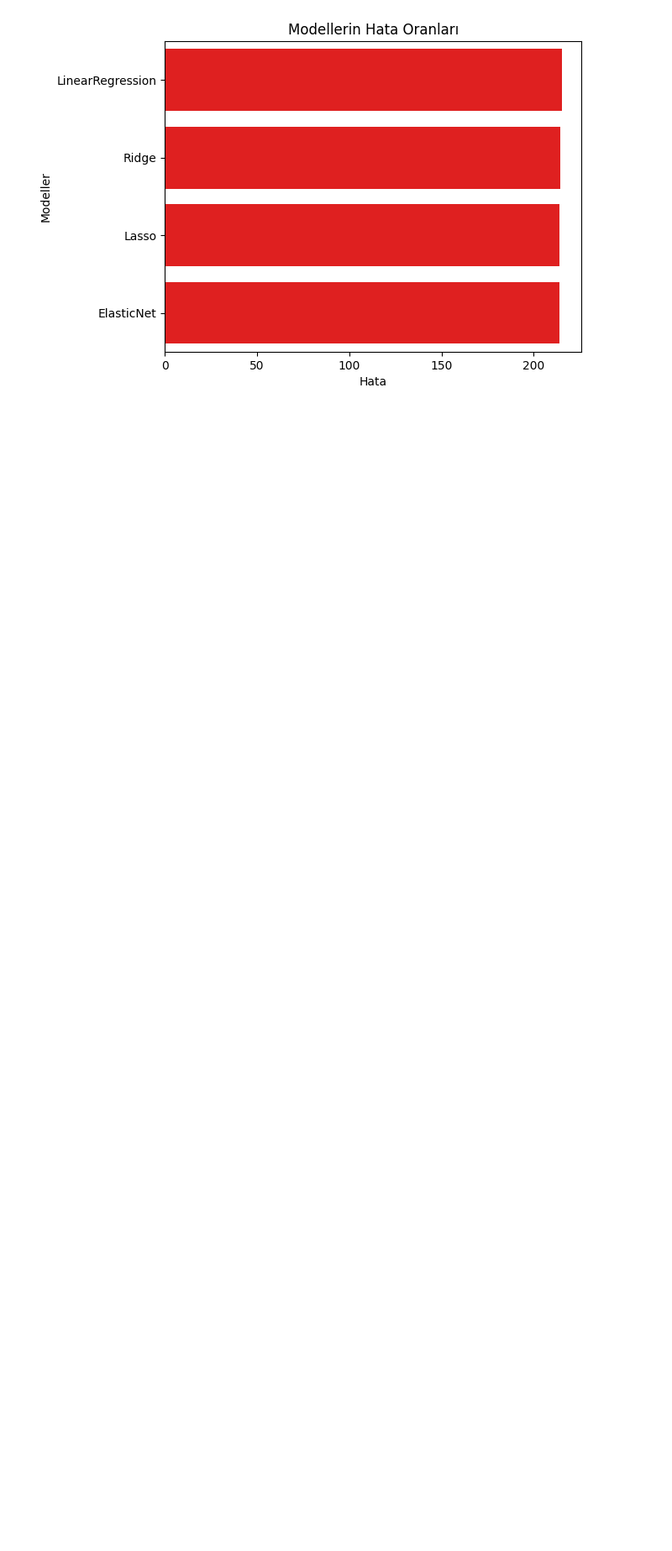
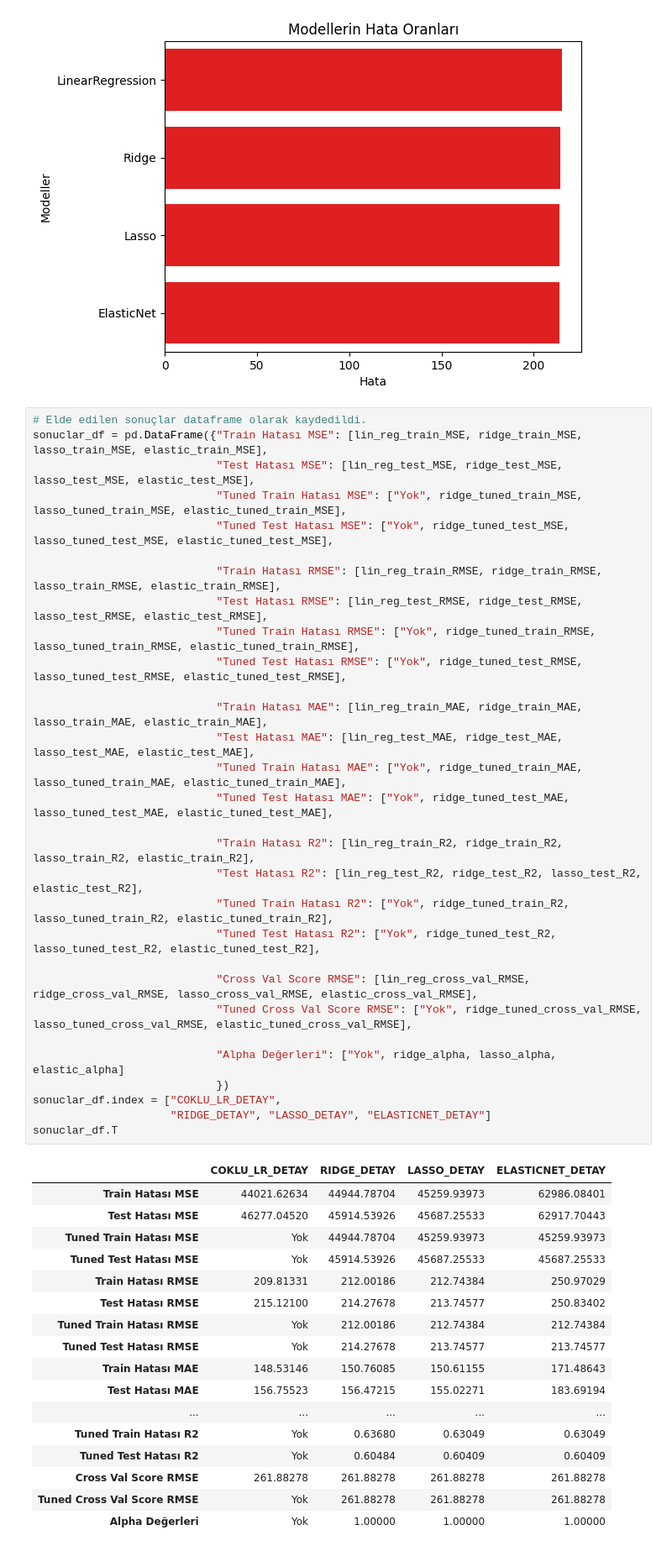
Before and after one commit to BatuhanUmay/MIUUL_ML_Summer_Bootcamp, a Jupyter notebook: Beyzbol Maas Tahmini.ipynb, the cells around one changed output. Shown at 84% size. Drawn from its saved outputs; the diff is of its cells as text; blank space fills up the shorter version.

```diff
--- a/Beyzbol Maas Tahmini.ipynb
+++ b/Beyzbol Maas Tahmini.ipynb
@@ -1053,3 +941,51 @@ plt.xlabel('Hata')
 plt.title('Modellerin Hata Oranları');
 # %% [output]
 [figure]
+# %%
+# Elde edilen sonuçlar dataframe olarak kaydedildi.
+sonuclar_df = pd.DataFrame({"Train Hatası MSE": [lin_reg_train_MSE, ridge_train_MSE, lasso_train_MSE, elastic_train_MSE],
+                            "Test Hatası MSE": [lin_reg_test_MSE, ridge_test_MSE, lasso_test_MSE, elastic_test_MSE],
+                            "Tuned Train Hatası MSE": ["Yok", ridge_tuned_train_MSE, lasso_tuned_train_MSE, elastic_tuned_train_MSE],
+                            "Tuned Test Hatası MSE": ["Yok", ridge_tuned_test_MSE, lasso_tuned_test_MSE, elastic_tuned_test_MSE],
+
+                            "Train Hatası RMSE": [lin_reg_train_RMSE, ridge_train_RMSE, lasso_train_RMSE, elastic_train_RMSE],
+                            "Test Hatası RMSE": [lin_reg_test_RMSE, ridge_test_RMSE, lasso_test_RMSE, elastic_test_RMSE],
+                            "Tuned Train Hatası RMSE": ["Yok", ridge_tuned_train_RMSE, lasso_tuned_train_RMSE, elastic_tuned_train_RMSE],
+                            "Tuned Test Hatası RMSE": ["Yok", ridge_tuned_test_RMSE, lasso_tuned_test_RMSE, elastic_tuned_test_RMSE],
+
+                            "Train Hatası MAE": [lin_reg_train_MAE, ridge_train_MAE, lasso_train_MAE, elastic_train_MAE],
+                            "Test Hatası MAE": [lin_reg_test_MAE, ridge_test_MAE, lasso_test_MAE, elastic_test_MAE],
+                            "Tuned Train Hatası MAE": ["Yok", ridge_tuned_train_MAE, lasso_tuned_train_MAE, elastic_tuned_train_MAE],
+                            "Tuned Test Hatası MAE": ["Yok", ridge_tuned_test_MAE, lasso_tuned_test_MAE, elastic_tuned_test_MAE],
+
+                            "Train Hatası R2": [lin_reg_train_R2, ridge_train_R2, lasso_train_R2, elastic_train_R2],
+                            "Test Hatası R2": [lin_reg_test_R2, ridge_test_R2, lasso_test_R2, elastic_test_R2],
+                            "Tuned Train Hatası R2": ["Yok", ridge_tuned_train_R2, lasso_tuned_train_R2, elastic_tuned_train_R2],
+                            "Tuned Test Hatası R2": ["Yok", ridge_tuned_test_R2, lasso_tuned_test_R2, elastic_tuned_test_R2],
+
+                            "Cross Val Score RMSE": [lin_reg_cross_val_RMSE, ridge_cross_val_RMSE, lasso_cross_val_RMSE, elastic_cross_val_RMSE],
+                            "Tuned Cross Val Score RMSE": ["Yok", ridge_tuned_cross_val_RMSE, lasso_tuned_cross_val_RMSE, elastic_tuned_cross_val_RMSE],
+
+                            "Alpha Değerleri": ["Yok", ridge_alpha, lasso_alpha, elastic_alpha]
+                            })
+sonuclar_df.index = ["COKLU_LR_DETAY",
+                     "RIDGE_DETAY", "LASSO_DETAY", "ELASTICNET_DETAY"]
+sonuclar_df.T
+# %% [output]
+|  | COKLU_LR_DETAY | RIDGE_DETAY | LASSO_DETAY | ELASTICNET_DETAY |
+| Train Hatası MSE | 44021.62634 | 44944.78704 | 45259.93973 | 62986.08401 |
+| Test Hatası MSE | 46277.04520 | 45914.53926 | 45687.25533 | 62917.70443 |
+| Tuned Train Hatası MSE | Yok | 44944.78704 | 45259.93973 | 45259.93973 |
+| Tuned Test Hatası MSE | Yok | 45914.53926 | 45687.25533 | 45687.25533 |
+| Train Hatası RMSE | 209.81331 | 212.00186 | 212.74384 | 250.97029 |
+| Test Hatası RMSE | 215.12100 | 214.27678 | 213.74577 | 250.83402 |
+| Tuned Train Hatası RMSE | Yok | 212.00186 | 212.74384 | 212.74384 |
+| Tuned Test Hatası RMSE | Yok | 214.27678 | 213.74577 | 213.74577 |
+| Train Hatası MAE | 148.53146 | 150.76085 | 150.61155 | 171.48643 |
+| Test Hatası MAE | 156.75523 | 156.47215 | 155.02271 | 183.69194 |
+| ... | ... | ... | ... | ... |
+| Tuned Train Hatası R2 | Yok | 0.63680 | 0.63049 | 0.63049 |
+| Tuned Test Hatası R2 | Yok | 0.60484 | 0.60409 | 0.60409 |
+| Cross Val Score RMSE | 261.88278 | 261.88278 | 261.88278 | 261.88278 |
+| Tuned Cross Val Score RMSE | Yok | 261.88278 | 261.88278 | 261.88278 |
+| Alpha Değerleri | Yok | 1.00000 | 1.00000 | 1.00000 |
```
Also changed, not shown: parts of 43 cells of this notebook.
